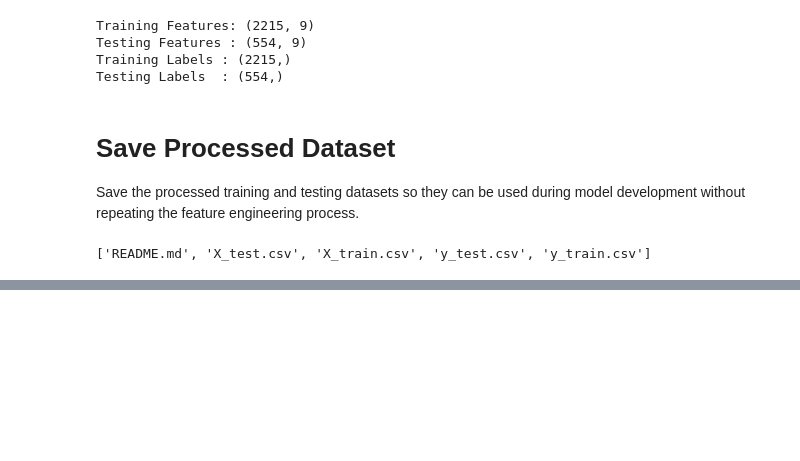
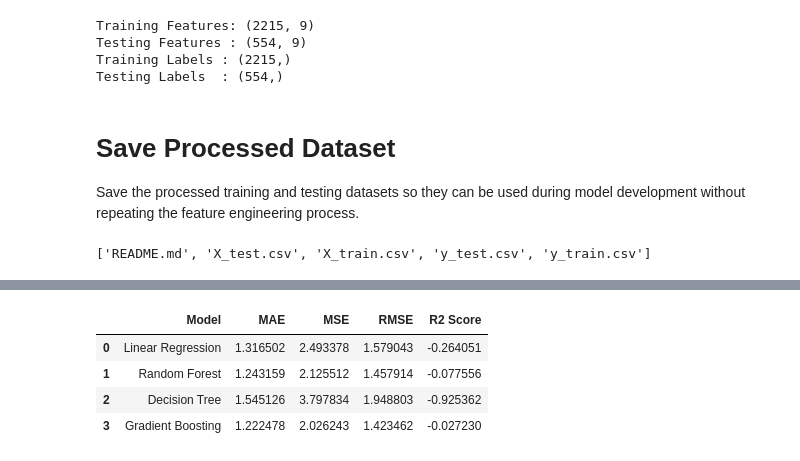
Before and after one commit to ADI-2707/QResolve, a Jupyter notebook: notebook/02_feature_engineering.ipynb, the cells around one changed output, grey strips where cells are left out. Drawn from its saved outputs; the diff is of its cells as text; code cells hidden in the pictures; blank space fills up the shorter version.

```diff
--- a/notebook/02_feature_engineering.ipynb
+++ b/notebook/02_feature_engineering.ipynb
@@ -265,0 +439,4 @@ The dataset has been cleaned, prepared, encoded, split into training and testing
+# %%
+dt_pred = dt_model.predict(
+    X_test.toarray()
+)
@@ -265,0 +480,11 @@ The dataset has been cleaned, prepared, encoded, split into training and testing
+# %%
+from sklearn.ensemble import GradientBoostingRegressor
+
+gb_model = GradientBoostingRegressor(
+    random_state=42
+)
+
+gb_model.fit(
+    X_train.toarray(),
+    y_train
+)
@@ -265,0 +497,4 @@ The dataset has been cleaned, prepared, encoded, split into training and testing
+# %%
+gb_pred = gb_model.predict(
+    X_test.toarray()
+)
@@ -265,0 +545,43 @@ The dataset has been cleaned, prepared, encoded, split into training and testing
+# %%
+import pandas as pd
+
+results = pd.DataFrame({
+    "Model": [
+        "Linear Regression",
+        "Random Forest",
+        "Decision Tree",
+        "Gradient Boosting"
+    ],
+    "MAE": [
+        mae,
+        rf_mae,
+        dt_mae,
+        gb_mae
+    ],
+    "MSE": [
+        mse,
+        rf_mse,
+        dt_mse,
+        gb_mse
+    ],
+    "RMSE": [
+        rmse,
+        rf_rmse,
+        dt_rmse,
+        gb_rmse
+    ],
+    "R2 Score": [
+        r2,
+        rf_r2,
+        dt_r2,
+        gb_r2
+    ]
+})
+
+results
+# %% [output]
+|  | Model | MAE | MSE | RMSE | R2 Score |
+| 0 | Linear Regression | 1.316502 | 2.493378 | 1.579043 | -0.264051 |
+| 1 | Random Forest | 1.243159 | 2.125512 | 1.457914 | -0.077556 |
+| 2 | Decision Tree | 1.545126 | 3.797834 | 1.948803 | -0.925362 |
+| 3 | Gradient Boosting | 1.222478 | 2.026243 | 1.423462 | -0.027230 |
```
Also changed, not shown: parts of 36 cells of this notebook, 2 other files.
